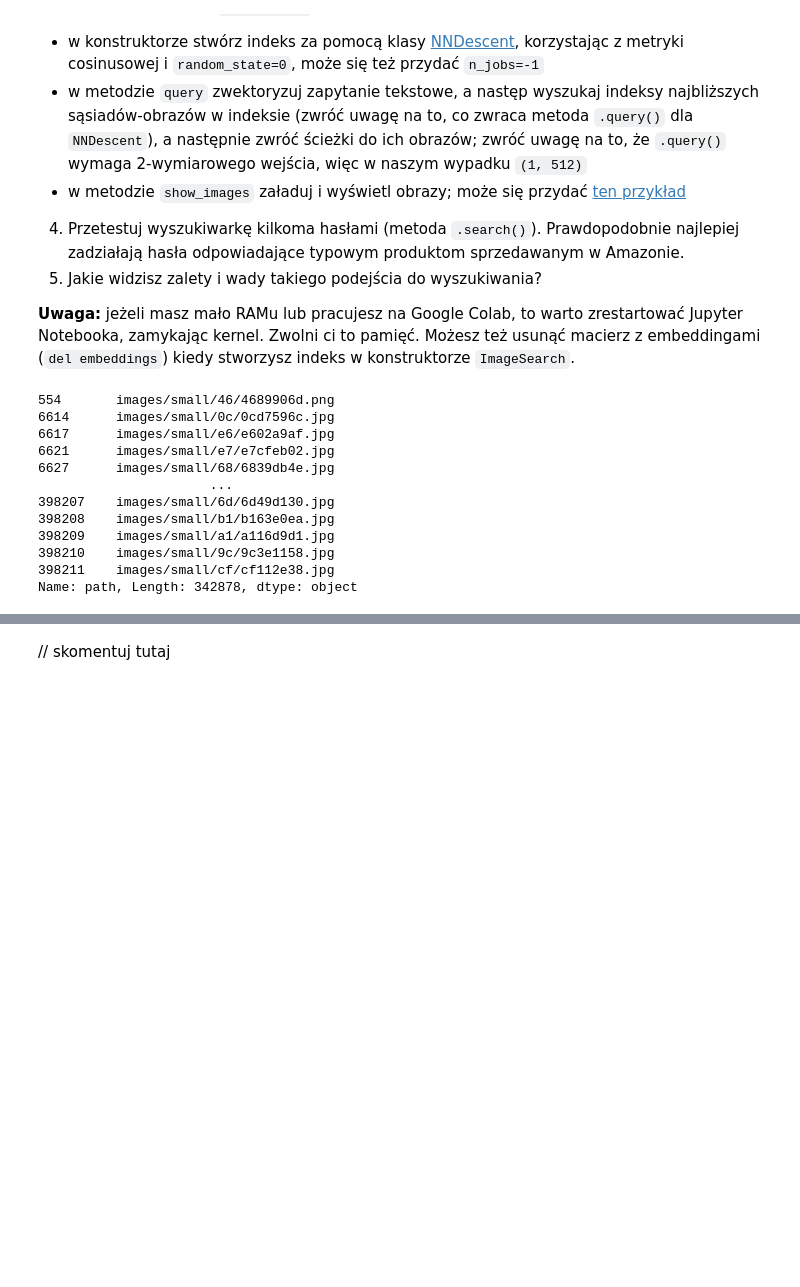
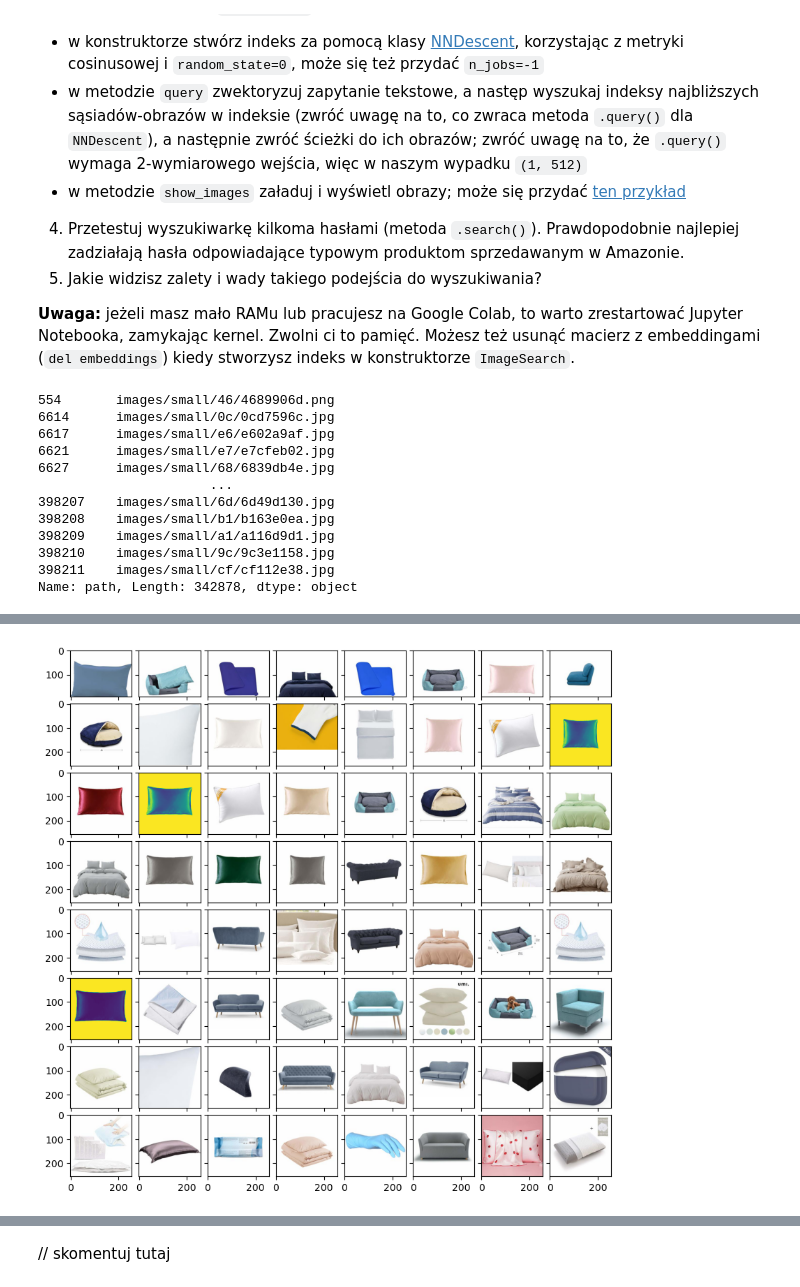
Before and after one commit to basiav/ML-Intro-Course-AGH, a Jupyter notebook: lab2/notebook_empty.ipynb, the cells around one changed output, grey strips where cells are left out. Saved outputs shown, nothing was run; the diff lists cells and outputs as text; code cells hidden in the pictures; blank space fills up the shorter version.

```diff
--- a/lab2/notebook_empty.ipynb
+++ b/lab2/notebook_empty.ipynb
@@ -1258,0 +1261,4 @@ image_search.search("blue pillow")
+# %%
+image_search.search("blue pillow", 64)
+# %% [output]
+[figure, added]
```
Also changed, not shown: parts of 18 cells of this notebook.
